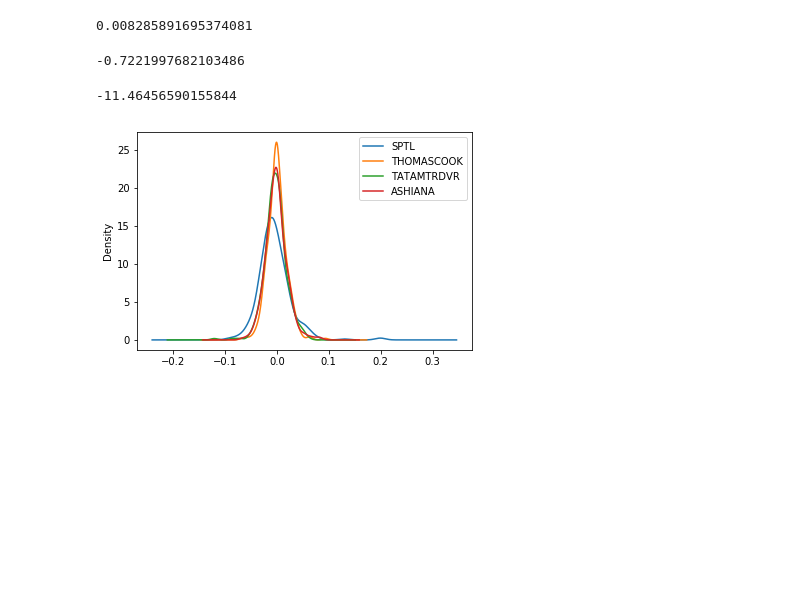
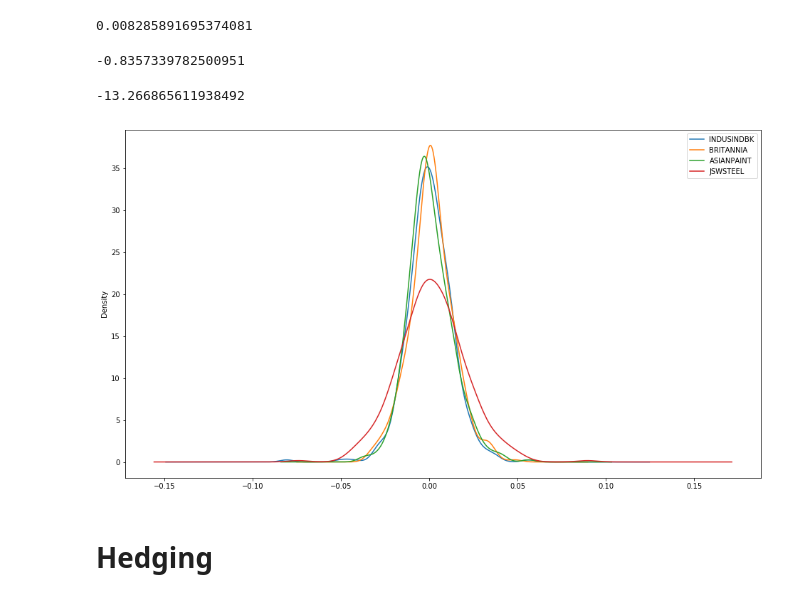
Before and after one commit to magnacore/Portfolio-Optimization-and-Return-Analysis, a Jupyter notebook: Portfolio Optimization and Analysis.ipynb, the cells around one changed output. Cells and saved outputs as stored; diff of their text form; code cells hidden in the pictures; blank space fills up the shorter version.

```diff
--- a/Portfolio Optimization and Analysis.ipynb
+++ b/Portfolio Optimization and Analysis.ipynb
@@ -14,7 +14,7 @@ quandl_private_key = open('private/quandlKey.txt', 'r').read()
 # %% [markdown]
 #### Period of the analysis
 # %%
-start_date = pd.to_datetime('2017-01-01')
-end_date = pd.to_datetime('2018-12-22')
+start_date = pd.to_datetime('2017-02-01')
+end_date = pd.to_datetime('2018-10-22')
 # %% [markdown]
 #### Create the portfolio
@@ -23,3 +21,5 @@ portfolio_list = ['SPTL', 'THOMASCOOK', 'TATAMTRDVR', 'ASHIANA']
+# %%
+portfolio_list = ['INDUSINDBK', 'BRITANNIA', 'ASIANPAINT', 'JSWSTEEL']
 # %%
 portfolio_close_price = pd.DataFrame()
 
@@ -205,16 +205,20 @@ sharpe_ratio = (portfolio_normalized_allocation['Daily Return'].mean() - daily_r
 # %%
 sharpe_ratio
 # %% [output]
--0.7221997682103486
+-0.8357339782500951
 # %%
 # https://www.investopedia.com/articles/07/sharpe_ratio.asp
 annualized_sharpe_ratio = (252**0.5)*sharpe_ratio
 annualized_sharpe_ratio
 # %% [output]
--11.46456590155844
+-13.266865611938492
 # %%
+fig, ax = plt.subplots(figsize = (16,9))
+
 for stock in portfolio_close_price.columns:
     portfolio_close_price[stock].pct_change(1).plot('kde')
-    plt.legend()
+    ax.legend()
 # %% [output]
-[figure, old version]
+[figure, new version]
+# %% [markdown]
+# Hedging
```
Also changed, not shown: parts of 23 cells of this notebook, 1 other file.
